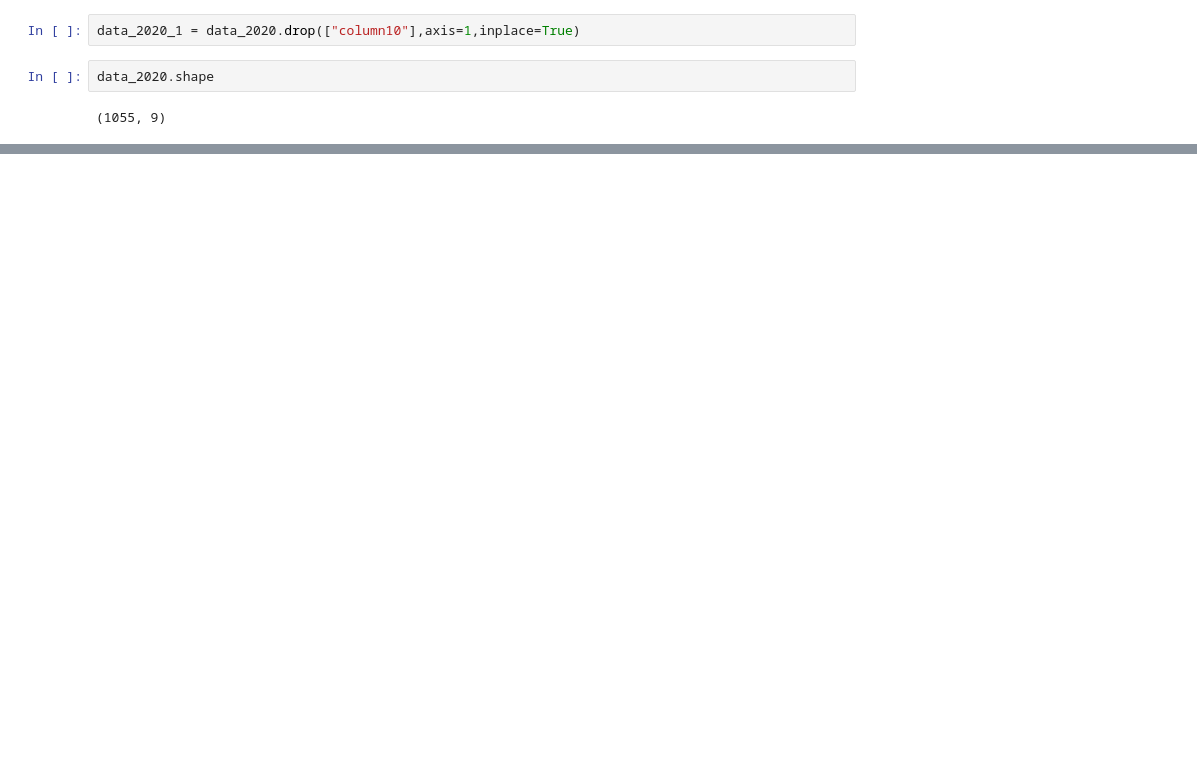
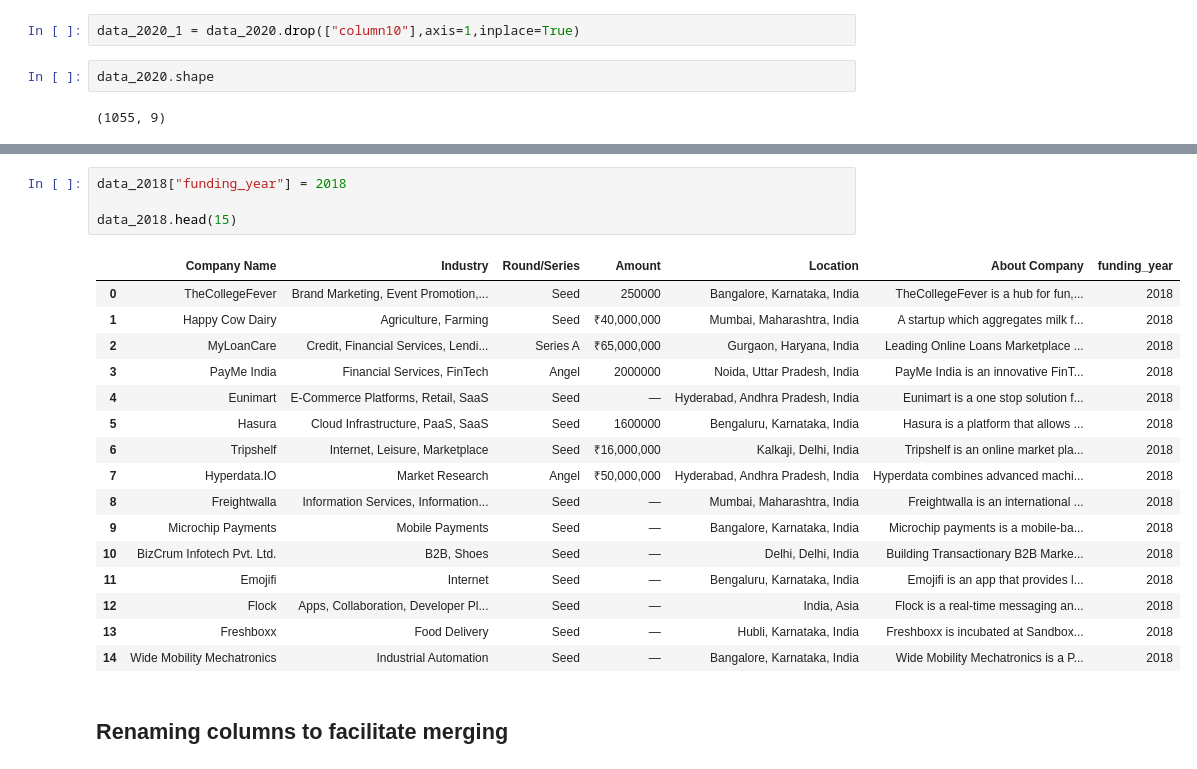
Before and after one commit to Safowaa/India-Start-Up-Funding-Data-Analysis, a Jupyter notebook: Main.ipynb, the cells around one changed output, grey strips where cells are left out. Drawn from its saved outputs; the diff is of its cells as text; blank space fills up the shorter version.

Commit message:
Understanding and Merging

```diff
--- a/Main.ipynb
+++ b/Main.ipynb
@@ -299,0 +396,23 @@ nan
+# %%
+data_2018["funding_year"] = 2018
+
+data_2018.head(15)
+# %% [output]
+|  | Company Name | Industry | Round/Series | Amount | Location | About Company | funding_year |
+| 0 | TheCollegeFever | Brand Marketing, Event Promotion,... | Seed | 250000 | Bangalore, Karnataka, India | TheCollegeFever is a hub for fun,... | 2018 |
+| 1 | Happy Cow Dairy | Agriculture, Farming | Seed | ₹40,000,000 | Mumbai, Maharashtra, India | A startup which aggregates milk f... | 2018 |
+| 2 | MyLoanCare | Credit, Financial Services, Lendi... | Series A | ₹65,000,000 | Gurgaon, Haryana, India | Leading Online Loans Marketplace ... | 2018 |
+| 3 | PayMe India | Financial Services, FinTech | Angel | 2000000 | Noida, Uttar Pradesh, India | PayMe India is an innovative FinT... | 2018 |
+| 4 | Eunimart | E-Commerce Platforms, Retail, SaaS | Seed | — | Hyderabad, Andhra Pradesh, India | Eunimart is a one stop solution f... | 2018 |
+| 5 | Hasura | Cloud Infrastructure, PaaS, SaaS | Seed | 1600000 | Bengaluru, Karnataka, India | Hasura is a platform that allows ... | 2018 |
+| 6 | Tripshelf | Internet, Leisure, Marketplace | Seed | ₹16,000,000 | Kalkaji, Delhi, India | Tripshelf is an online market pla... | 2018 |
+| 7 | Hyperdata.IO | Market Research | Angel | ₹50,000,000 | Hyderabad, Andhra Pradesh, India | Hyperdata combines advanced machi... | 2018 |
+| 8 | Freightwalla | Information Services, Information... | Seed | — | Mumbai, Maharashtra, India | Freightwalla is an international ... | 2018 |
+| 9 | Microchip Payments | Mobile Payments | Seed | — | Bangalore, Karnataka, India | Microchip payments is a mobile-ba... | 2018 |
+| 10 | BizCrum Infotech Pvt. Ltd. | B2B, Shoes | Seed | — | Delhi, Delhi, India | Building Transactionary B2B Marke... | 2018 |
+| 11 | Emojifi | Internet | Seed | — | Bengaluru, Karnataka, India | Emojifi is an app that provides l... | 2018 |
+| 12 | Flock | Apps, Collaboration, Developer Pl... | Seed | — | India, Asia | Flock is a real-time messaging an... | 2018 |
+| 13 | Freshboxx | Food Delivery | Seed | — | Hubli, Karnataka, India | Freshboxx is incubated at Sandbox... | 2018 |
+| 14 | Wide Mobility Mechatronics | Industrial Automation | Seed | — | Bangalore, Karnataka, India | Wide Mobility Mechatronics is a P... | 2018 |
+# %% [markdown]
+## Renaming columns to facilitate merging
```
Also changed, not shown: parts of 29 cells of this notebook.
